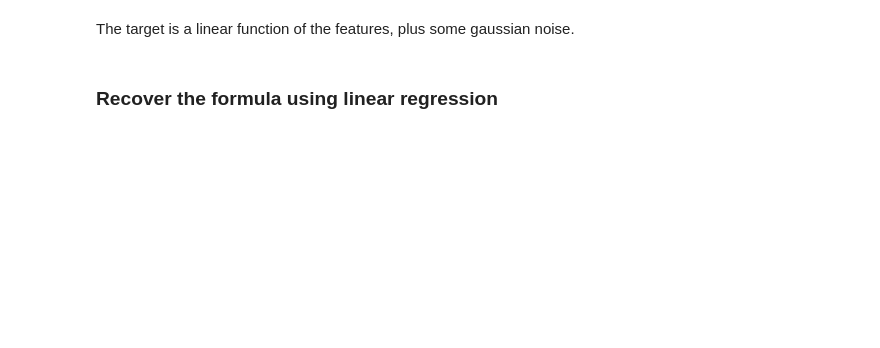
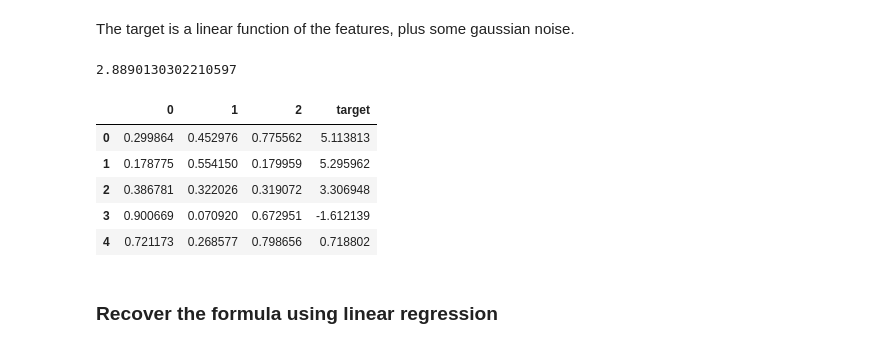
Before and after one commit to nwchen24/Machine_learning_coursework, a Jupyter notebook: Week5/regression.ipynb, the cells around one changed output. Cells and saved outputs as stored; diff of their text form; code cells hidden in the pictures; blank space fills up the shorter version.

```diff
--- a/Week5/regression.ipynb
+++ b/Week5/regression.ipynb
@@ -34,2 +45,6 @@ Features
 # %% [markdown]
 The target is a linear function of the features, plus some gaussian noise.
+# %%
+np.random.normal(1, 1)
+# %% [output]
+2.8890130302210597
@@ -36,3 +58,12 @@ The target is a linear function of the features, plus some gaussian noise.
+# %%
+X.head()
+# %% [output]
+|  | 0 | 1 | 2 | target |
+| 0 | 0.299864 | 0.452976 | 0.775562 | 5.113813 |
+| 1 | 0.178775 | 0.554150 | 0.179959 | 5.295962 |
+| 2 | 0.386781 | 0.322026 | 0.319072 | 3.306948 |
+| 3 | 0.900669 | 0.070920 | 0.672951 | -1.612139 |
+| 4 | 0.721173 | 0.268577 | 0.798656 | 0.718802 |
 # %% [markdown]
 ### Recover the formula using linear regression
 # %%
```
Also changed, not shown: parts of 23 cells of this notebook.
